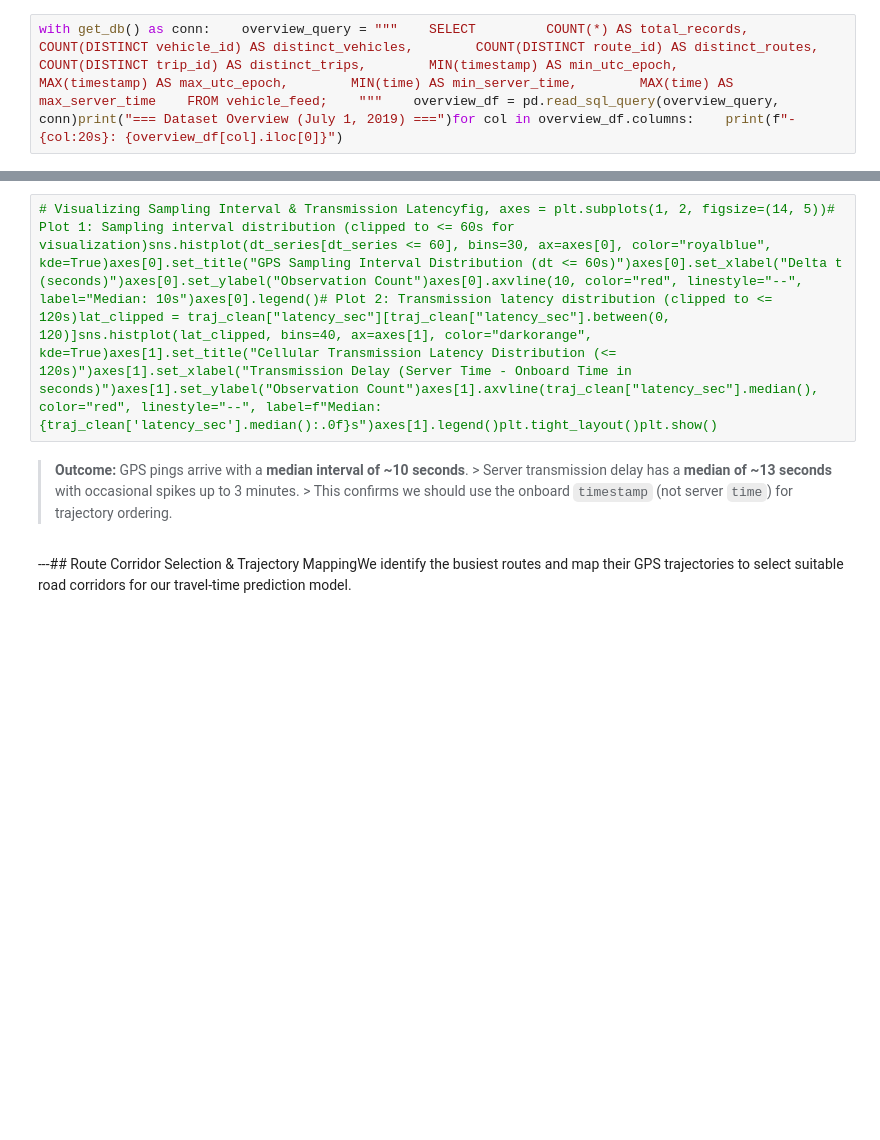
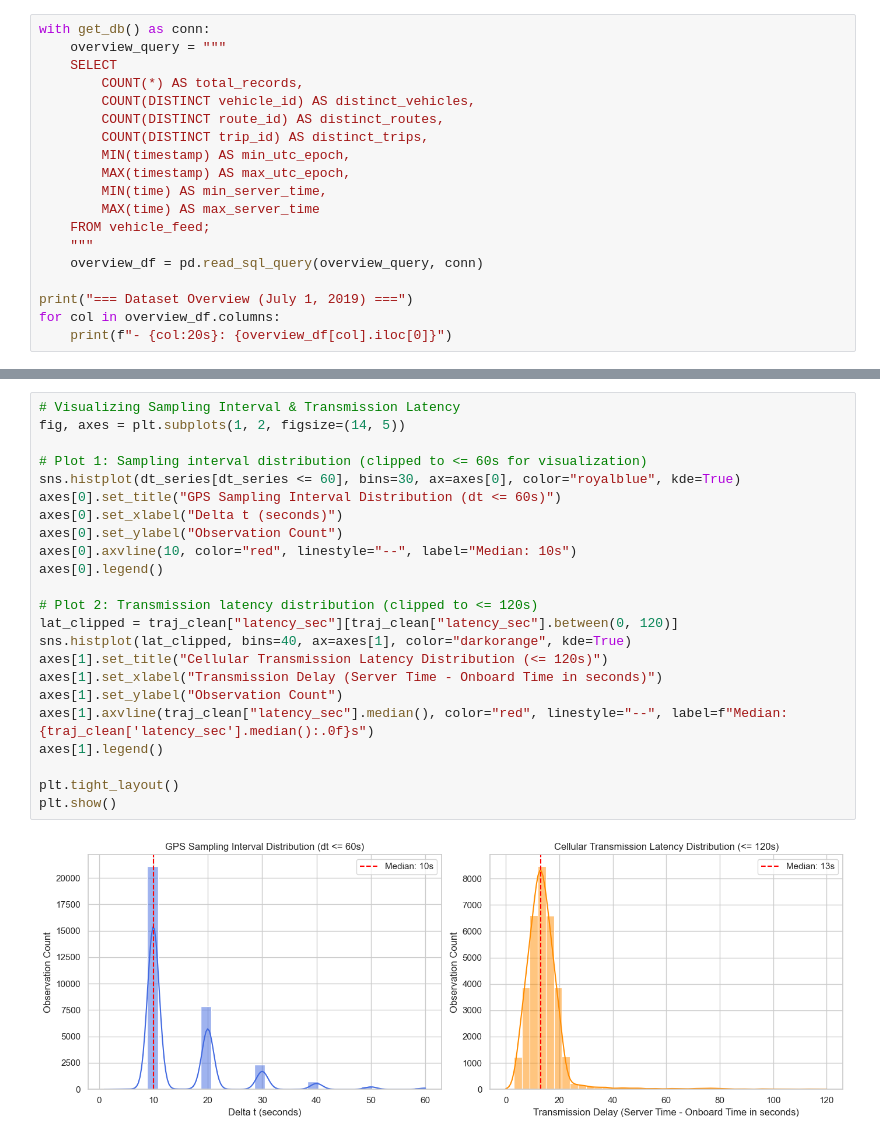
Before and after one commit to vedanth-04/AI-Powered-Sustainable-Transportation-Advisor, a Jupyter notebook: notebooks/02_exploratory_data_analysis.ipynb, the cells around one changed output, grey strips where cells are left out. Cells and saved outputs as stored; diff of their text form; blank space fills up the shorter version.

Commit message:
revert: restore original EDA notebook with graphs and code

```diff
--- a/notebooks/02_exploratory_data_analysis.ipynb
+++ b/notebooks/02_exploratory_data_analysis.ipynb
@@ -7,2 +41,19 @@ import sqlite3from pathlib import Pathimport pandas as pdimport numpy as npimpor
 # %%
-with get_db() as conn:    overview_query = """    SELECT         COUNT(*) AS total_records,        COUNT(DISTINCT vehicle_id) AS distinct_vehicles,        COUNT(DISTINCT route_id) AS distinct_routes,        COUNT(DISTINCT trip_id) AS distinct_trips,        MIN(timestamp) AS min_utc_epoch,        MAX(timestamp) AS max_utc_epoch,        MIN(time) AS min_server_time,        MAX(time) AS max_server_time    FROM vehicle_feed;    """    overview_df = pd.read_sql_query(overview_query, conn)print("=== Dataset Overview (July 1, 2019) ===")for col in overview_df.columns:    print(f"- {col:20s}: {overview_df[col].iloc[0]}")
+with get_db() as conn:
+    overview_query = """
+    SELECT
+        COUNT(*) AS total_records,
+        COUNT(DISTINCT vehicle_id) AS distinct_vehicles,
+        COUNT(DISTINCT route_id) AS distinct_routes,
+        COUNT(DISTINCT trip_id) AS distinct_trips,
+        MIN(timestamp) AS min_utc_epoch,
+        MAX(timestamp) AS max_utc_epoch,
+        MIN(time) AS min_server_time,
+        MAX(time) AS max_server_time
+    FROM vehicle_feed;
+    """
+    overview_df = pd.read_sql_query(overview_query, conn)
+
+print("=== Dataset Overview (July 1, 2019) ===")
+for col in overview_df.columns:
+    print(f"- {col:20s}: {overview_df[col].iloc[0]}")
@@ -21,6 +191,25 @@ with get_db() as conn:    # Sample active trajectory for Route 90 (the highest-v
 # %%
-# Visualizing Sampling Interval & Transmission Latencyfig, axes = plt.subplots(1, 2, figsize=(14, 5))# Plot 1: Sampling interval distribution (clipped to <= 60s for visualization)sns.histplot(dt_series[dt_series <= 60], bins=30, ax=axes[0], color="royalblue", kde=True)axes[0].set_title("GPS Sampling Interval Distribution (dt <= 60s)")axes[0].set_xlabel("Delta t (seconds)")axes[0].set_ylabel("Observation Count")axes[0].axvline(10, color="red", linestyle="--", label="Median: 10s")axes[0].legend()# Plot 2: Transmission latency distribution (clipped to <= 120s)lat_clipped = traj_clean["latency_sec"][traj_clean["latency_sec"].between(0, 120)]sns.histplot(lat_clipped, bins=40, ax=axes[1], color="darkorange", kde=True)axes[1].set_title("Cellular Transmission Latency Distribution (<= 120s)")axes[1].set_xlabel("Transmission Delay (Server Time - Onboard Time in seconds)")axes[1].set_ylabel("Observation Count")axes[1].axvline(traj_clean["latency_sec"].median(), color="red", linestyle="--", label=f"Median: {traj_clean['latency_sec'].median():.0f}s")axes[1].legend()plt.tight_layout()plt.show()
+# Visualizing Sampling Interval & Transmission Latency
+fig, axes = plt.subplots(1, 2, figsize=(14, 5))
+
+# Plot 1: Sampling interval distribution (clipped to <= 60s for visualization)
+sns.histplot(dt_series[dt_series <= 60], bins=30, ax=axes[0], color="royalblue", kde=True)
+axes[0].set_title("GPS Sampling Interval Distribution (dt <= 60s)")
+axes[0].set_xlabel("Delta t (seconds)")
+axes[0].set_ylabel("Observation Count")
+axes[0].axvline(10, color="red", linestyle="--", label="Median: 10s")
+axes[0].legend()
+
+# Plot 2: Transmission latency distribution (clipped to <= 120s)
+lat_clipped = traj_clean["latency_sec"][traj_clean["latency_sec"].between(0, 120)]
+sns.histplot(lat_clipped, bins=40, ax=axes[1], color="darkorange", kde=True)
+axes[1].set_title("Cellular Transmission Latency Distribution (<= 120s)")
+axes[1].set_xlabel("Transmission Delay (Server Time - Onboard Time in seconds)")
+axes[1].set_ylabel("Observation Count")
+axes[1].axvline(traj_clean["latency_sec"].median(), color="red", linestyle="--", label=f"Median: {traj_clean['latency_sec'].median():.0f}s")
+axes[1].legend()
+
+plt.tight_layout()
+plt.show()
+# %% [output]
+[figure, added]
-# %% [markdown]
-> **Outcome:** GPS pings arrive with a **median interval of ~10 seconds**. > Server transmission delay has a **median of ~13 seconds** with occasional spikes up to 3 minutes. > This confirms we should use the onboard `timestamp` (not server `time`) for trajectory ordering.
-# %% [markdown]
----## Route Corridor Selection & Trajectory MappingWe identify the busiest routes and map their GPS trajectories to select suitable road corridors for our travel-time prediction model.
```
Also changed, not shown: parts of 23 cells of this notebook.
